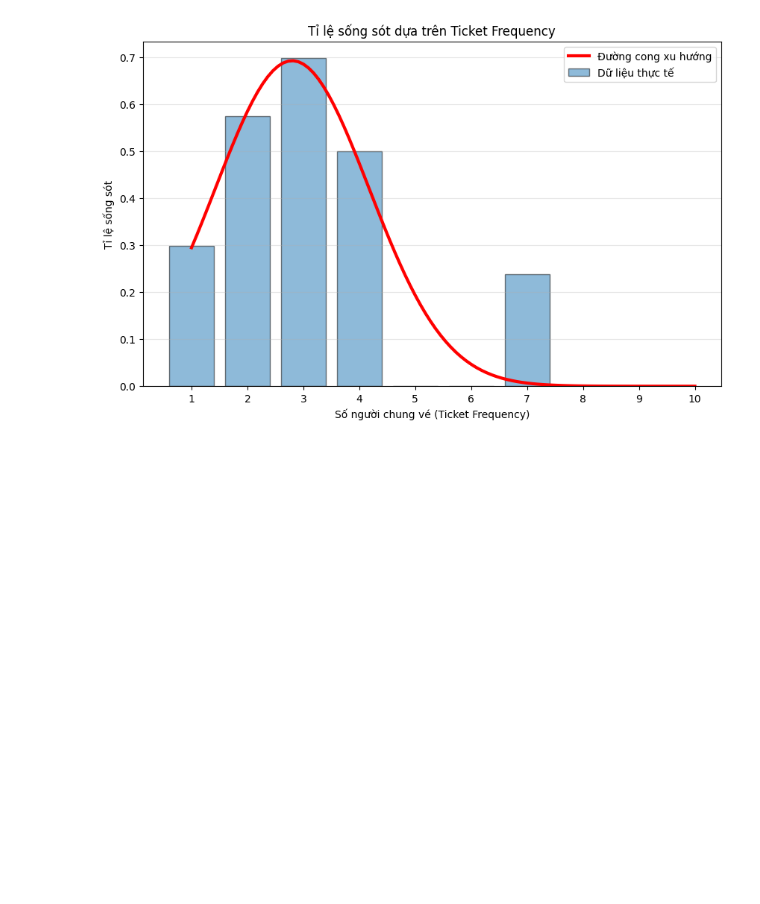
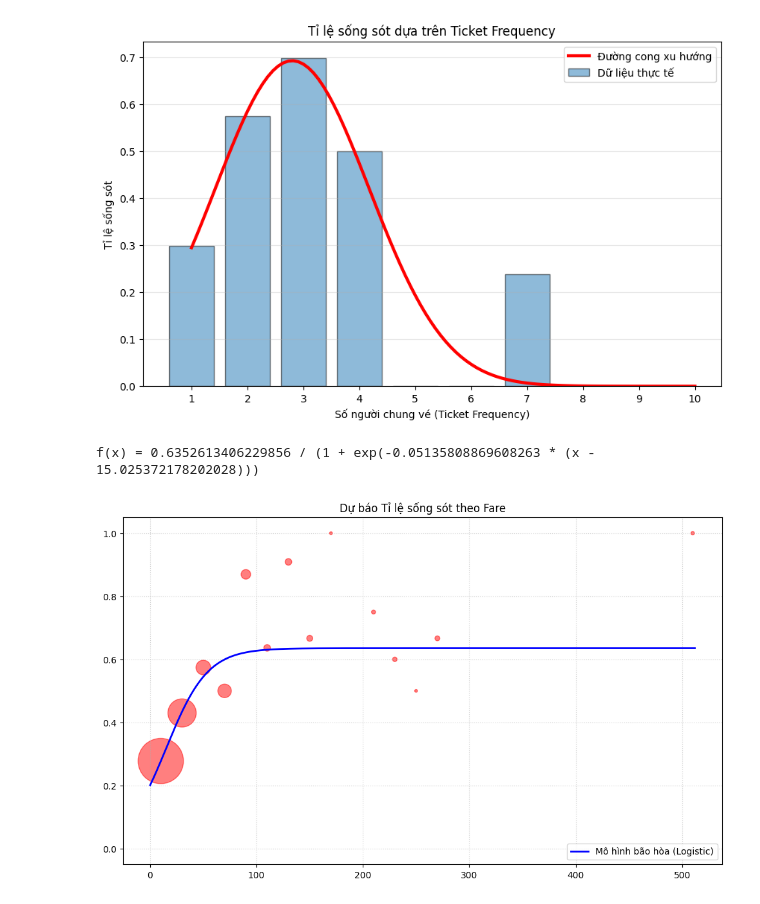
Before and after one commit to yesnoyesswa/TitanicThings, a Jupyter notebook: PerColumn.ipynb, the cells around one changed output. Saved outputs shown, nothing was run; the diff lists cells and outputs as text; code cells hidden in the pictures; blank space fills up the shorter version.

```diff
--- a/PerColumn.ipynb
+++ b/PerColumn.ipynb
@@ -293,3 +324,70 @@ plt.grid(axis='y', alpha=0.3)
 plt.show()
 # %% [output]
 [figure]
+# %%
+#Survival rate by Fare
+
+fare_group_count = {}
+fare_survival_rates = {}
+
+# Phân cụm
+max_fare = int(df['Fare'].max())
+for i in range(0, max_fare, 20):
+    group_data = df[(df['Fare'] >= i) & (df['Fare'] < i+20)]
+    counts = len(group_data)
+
+    if counts > 0:
+        rate = group_data['Survived'].mean()
+    else:
+        rate = 0
+
+    group_name = f"fare_group_{i}_{i+20}"
+    count_name = f"fare_count_{i}_{i+20}"
+
+    fare_survival_rates[group_name] = rate
+    fare_group_count[count_name] = counts
+
+sr_fare_final = np.array(list(fare_survival_rates.values()))
+count_fare_final = np.array(list(fare_group_count.values()))
+
+fare_array_final = np.arange(10, max_fare, 20) # Lấy trung điểm của mỗi cụm
+
+sr_fare_final = np.clip(sr_fare_final, 0, 1) # Chặn tỉ lệ sống trong khoảng [0, 1]
+
+safe_counts = np.where(count_fare_final > 0, count_fare_final, 1)
+weights_fare = 1 / np.sqrt(safe_counts)
+
+#Hàm bão hòa
+def saturation_model(x, L, k, x0):
+    return L / (1 + np.exp(-k * (x - x0)))
+
+values_fare, _ = curve_fit(saturation_model, fare_array_final, sr_fare_final,
+                           sigma = weights_fare,
+                           absolute_sigma=True,
+                           maxfev=20000,
+                           p0=[0.8, 0.05, 40])
+
+L_f, k_f, x0_f = values_fare
+
+print(f"f(x) = {L_f} / (1 + exp(-{k_f} * (x - {x0_f})))")
+# %% [output]
+f(x) = 0.6352613406229856 / (1 + exp(-0.05135808869608263 * (x - 15.025372178202028)))
+# %%
+plt.figure(figsize=(12, 7))
+
+sizes = count_fare_final * 5
+plt.scatter(fare_array_final, sr_fare_final, s=sizes, color='red', alpha=0.5)
+
+max_fare_plot = int(df['Fare'].max())
+x_model = np.linspace(0, max_fare_plot, 500)
+y_model = saturation_model(x_model, L_f, k_f, x0_f)
+plt.plot(x_model, y_model, color='blue', linewidth=2, label='Mô hình bão hòa (Logistic)')
+
+plt.title('Dự báo Tỉ lệ sống sót theo Fare')
+
+plt.legend(loc='lower right')
+plt.grid(True, linestyle=':', alpha=0.6)
+plt.ylim(-0.05, 1.05) # Giữ khung nhìn tỉ lệ từ 0 đến 1
+plt.show()
+# %% [output]
+[figure, added]
```
Also changed, not shown: parts of 4 cells of this notebook, 1 other file.
